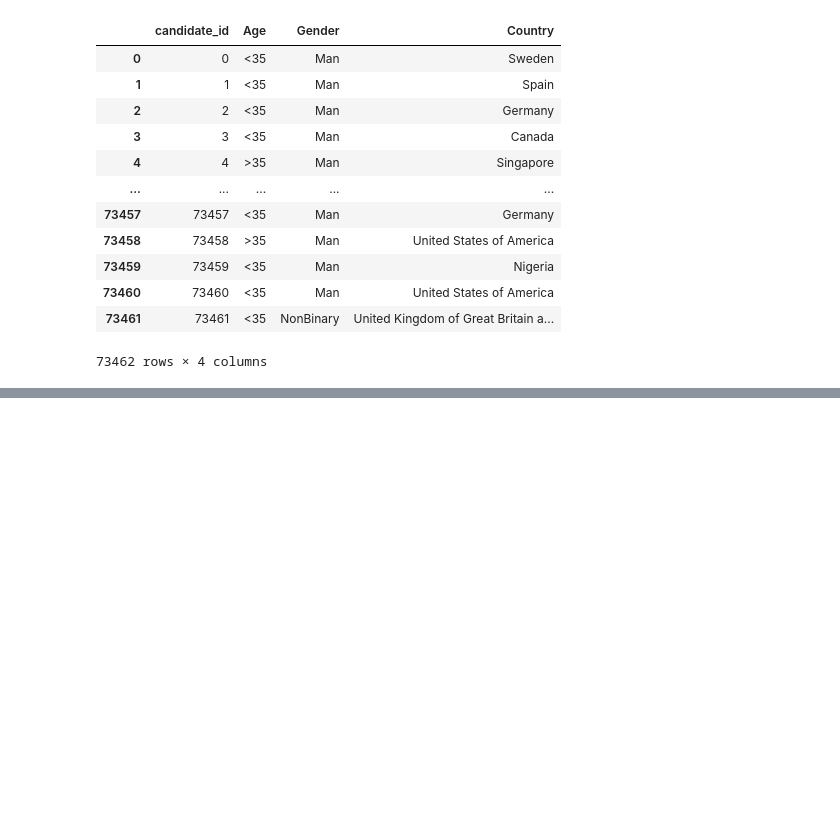
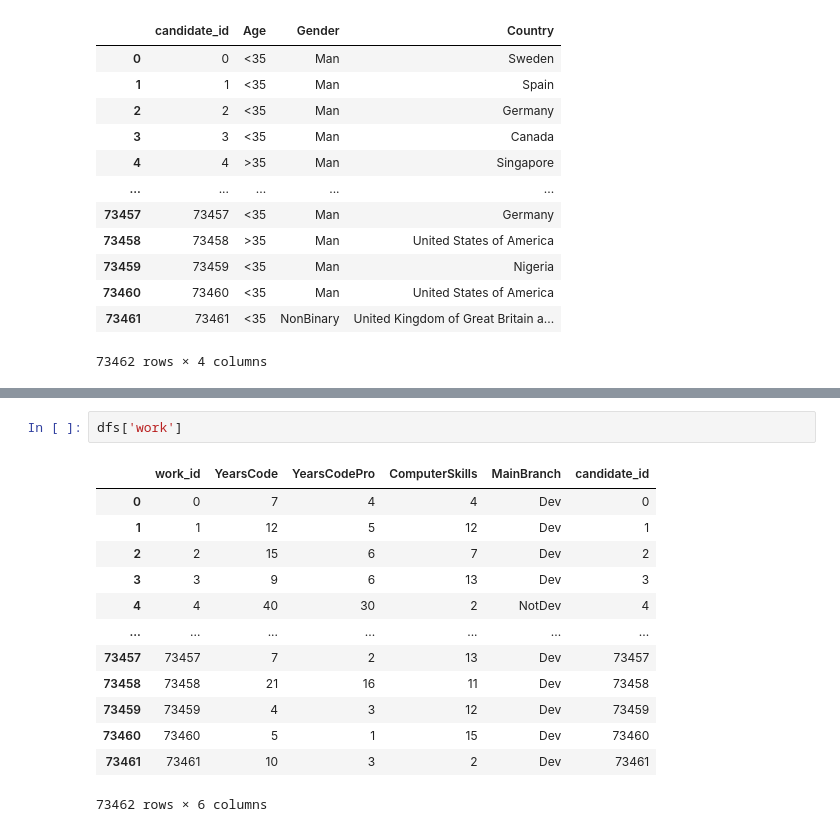
Before and after one commit to vavariano/HR-Data-analysis-by-Python, a Jupyter notebook: notebooks/poblacion_database.ipynb, the cells around one changed output, grey strips where cells are left out. Cells and saved outputs as stored; diff of their text form; blank space fills up the shorter version.

```diff
--- a/notebooks/poblacion_database.ipynb
+++ b/notebooks/poblacion_database.ipynb
@@ -122,0 +241,16 @@ KeyboardInterrupt:
+# %%
+dfs['work']
+# %% [output]
+|  | work_id | YearsCode | YearsCodePro | ComputerSkills | MainBranch | candidate_id |
+| 0 | 0 | 7 | 4 | 4 | Dev | 0 |
+| 1 | 1 | 12 | 5 | 12 | Dev | 1 |
+| 2 | 2 | 15 | 6 | 7 | Dev | 2 |
+| 3 | 3 | 9 | 6 | 13 | Dev | 3 |
+| 4 | 4 | 40 | 30 | 2 | NotDev | 4 |
+| ... | ... | ... | ... | ... | ... | ... |
+| 73457 | 73457 | 7 | 2 | 13 | Dev | 73457 |
+| 73458 | 73458 | 21 | 16 | 11 | Dev | 73458 |
+| 73459 | 73459 | 4 | 3 | 12 | Dev | 73459 |
+| 73460 | 73460 | 5 | 1 | 15 | Dev | 73460 |
+| 73461 | 73461 | 10 | 3 | 2 | Dev | 73461 |
+73462 rows × 6 columns
```
Also changed, not shown: parts of 13 cells of this notebook, 2 other files.
